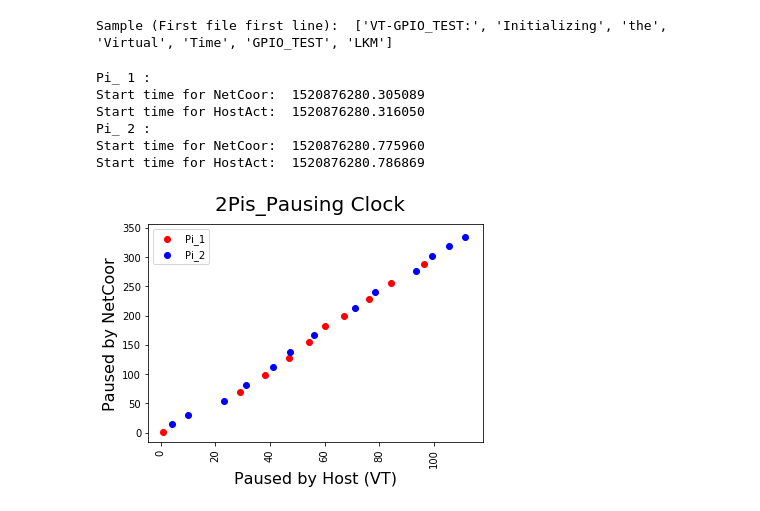
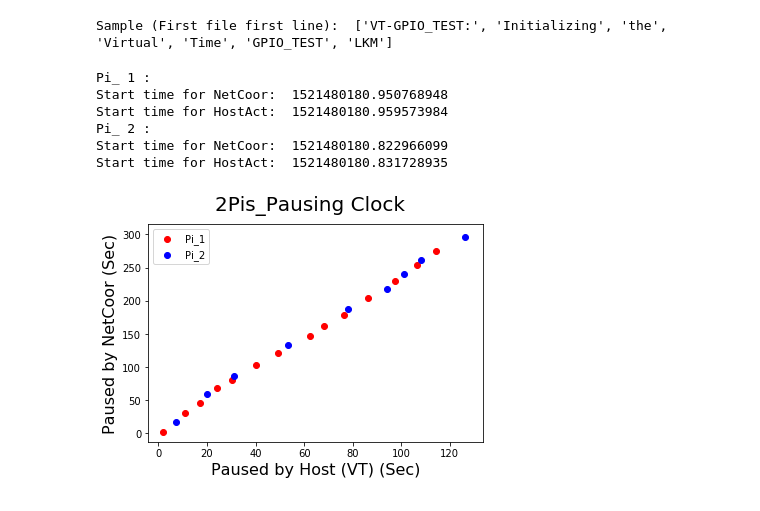
Before and after one commit to Br1an6/Virtual-Time-Manager, a Jupyter notebook: SupprtFiles/plotvtm.ipynb, the cells around one changed output. Cells and saved outputs as stored; diff of their text form; code cells hidden in the pictures.

```diff
--- a/SupprtFiles/plotvtm.ipynb
+++ b/SupprtFiles/plotvtm.ipynb
@@ -27,13 +38,13 @@ def generateDicts(log_fh):
         if line.startswith(matchDate(line)):
             if currentDict:
                 yield currentDict
-            currentDict = {"date":line.split("__")[0][:19],"type":line.split("-",5)[3],"text":line.split("-",5)[-1].rstrip()}
+            currentDict = {"date":line.split("__")[0][:23],"type":line.split("-",5)[3],"text":line.split("-",5)[-1].rstrip()}
         else:
             currentDict["text"] += line
     yield currentDict
 
 
-vtmfiles = ['vtmg_80.log', 'vtmg_189.log'] # Put vtmg files
+vtmfiles = ['vmgm_80.log', 'vmgm_189.log'] # Put vtmg files
 list_parsed_files = []
 for i, f in enumerate(vtmfiles):
     with open(f) as f:
@@ -84,34 +95,34 @@ Sample (First file first line):  ['VT-GPIO_TEST:', 'Initializing', 'the', 'Virtu
 # %%
 # Graph of pause by NC and HA: Pause time - start time
 colors = ['r', 'b', 'g', 'k', 'm']
 fig = plt.figure()
 fig.suptitle(str(len(list_parsed_files)) +'Pis_Pausing Clock', fontsize=20)
 axis = plt.gca().xaxis
 leg_list = []
 
 for i, fd in enumerate(list_parsed_files):
     start_time_NC = fd[1]["text"].split(': ')[1]
     start_time_HA = fd[2]["text"].split(': ')[1]
     print 'Pi_', i+1,': '
     print 'Start time for NetCoor: ', start_time_NC
     print 'Start time for HostAct: ', start_time_HA
 
     x = [float(item["text"].split()[1]) - float(start_time_HA) for item in fd[3:] if item["text"].split()[0] == "Host_System_pasuing:"]
     y = [float(item["text"].split()[1]) - float(start_time_NC) for item in fd[3:] if item["text"].split()[0] == "NCProcHandler_Stop_Services:"]
     leg_list.append('Pi_'+str(i+1))
     plt.scatter(x,y, color=colors[i])
 
-for label in axis.get_ticklabels():
-    label.set_rotation(90)
-plt.xlabel('Paused by Host (VT)', fontsize=16)
-plt.ylabel('Paused by NetCoor', fontsize=16)
+#for label in axis.get_ticklabels():
+#    label.set_rotation(90)
+plt.xlabel('Paused by Host (VT) (Sec)', fontsize=16)
+plt.ylabel('Paused by NetCoor (Sec)', fontsize=16)
 plt.legend(leg_list)
 plt.show()
 # %% [output]
 Pi_ 1 :
-Start time for NetCoor:  1520876280.305089
-Start time for HostAct:  1520876280.316050
+Start time for NetCoor:  1521480180.950768948
+Start time for HostAct:  1521480180.959573984
 Pi_ 2 :
-Start time for NetCoor:  1520876280.775960
-Start time for HostAct:  1520876280.786869
+Start time for NetCoor:  1521480180.822966099
+Start time for HostAct:  1521480180.831728935
-[figure, old version]
+[figure, new version]
```
Also changed, not shown: parts of 4 cells of this notebook, 8 other files.
